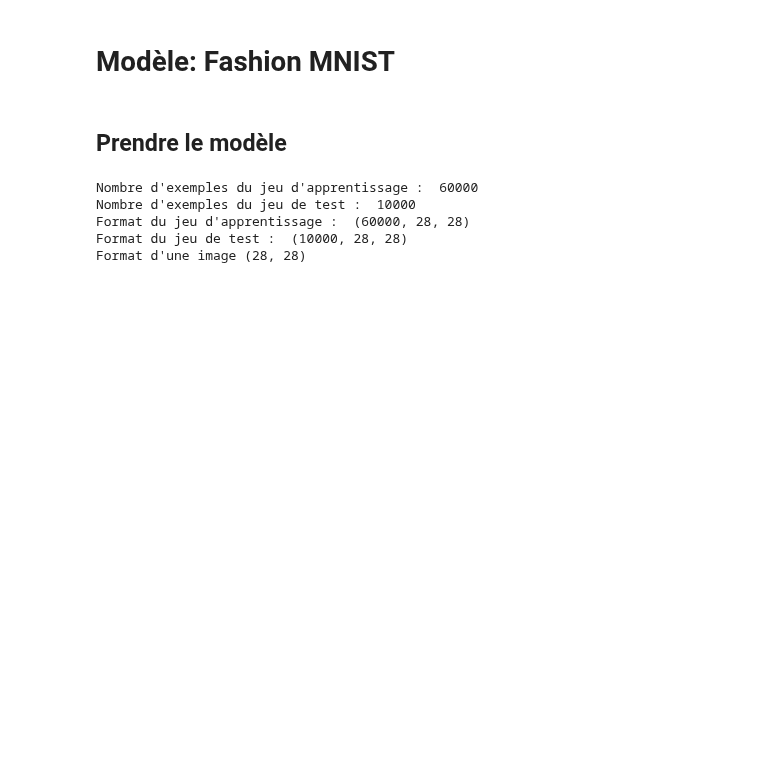
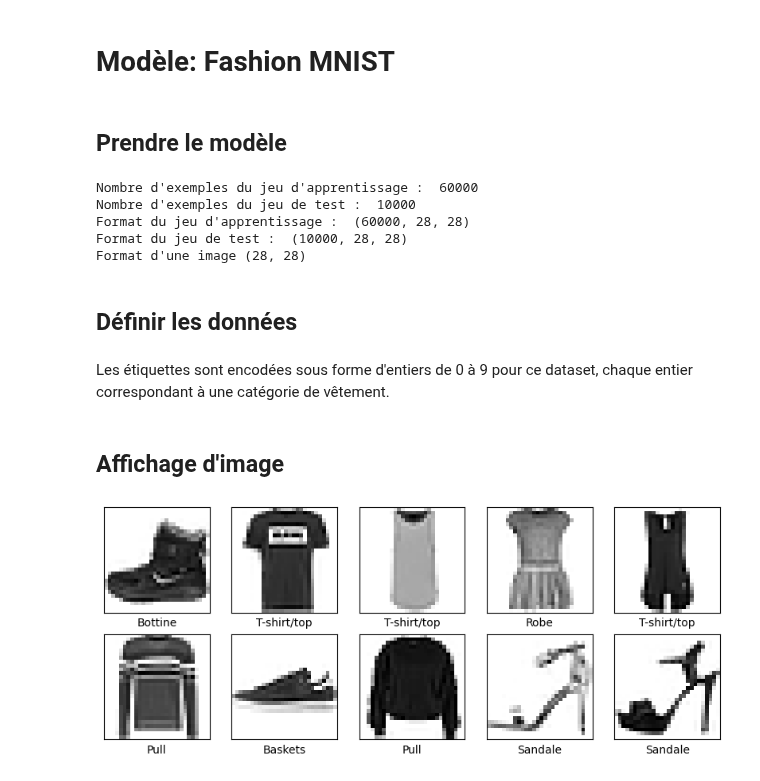
Before and after one commit to 3nd3rh3o/deeplearning-TER, a Jupyter notebook: TER/phaseI/C1-hugo.ipynb, the cells around one changed output. Saved outputs shown, nothing was run; the diff lists cells and outputs as text; code cells hidden in the pictures; blank space fills up the shorter version.

```diff
--- a/TER/phaseI/C1-hugo.ipynb
+++ b/TER/phaseI/C1-hugo.ipynb
@@ -320,3 +320,32 @@ Nombre d'exemples du jeu de test :  10000
 Format du jeu d'apprentissage :  (60000, 28, 28)
 Format du jeu de test :  (10000, 28, 28)
 Format d'une image (28, 28)
+# %% [markdown]
+## Définir les données
+# %% [markdown]
+Les étiquettes sont encodées sous forme d'entiers de 0 à 9 pour ce dataset, chaque entier correspondant à une catégorie de vêtement.
+# %%
+class_names = ['T-shirt/top', 'Pantalon', 'Pull', 'Robe', 'Manteau',
+               'Sandale', 'Chemise', 'Baskets', 'Sac', 'Bottine']
+# %% [markdown]
+## Affichage d'image
+# %%
+# Visualisation d'images du dataset
+
+f_xsize = 10
+f_ysize = 10
+columns = 10
+
+plt.figure(figsize=(f_xsize,f_ysize))
+
+for i in range(columns):
+    img = X_train[i]
+    ticket = y_train[i]
+    plt.subplot(5, 5, i + 1)
+    plt.xticks([])
+    plt.yticks([])
+    plt.grid(False)
+    plt.imshow(img,cmap=plt.cm.binary)
+    plt.xlabel(class_names[ticket])
+# %% [output]
+[figure, added]
```
Also changed, not shown: parts of 12 cells of this notebook.
